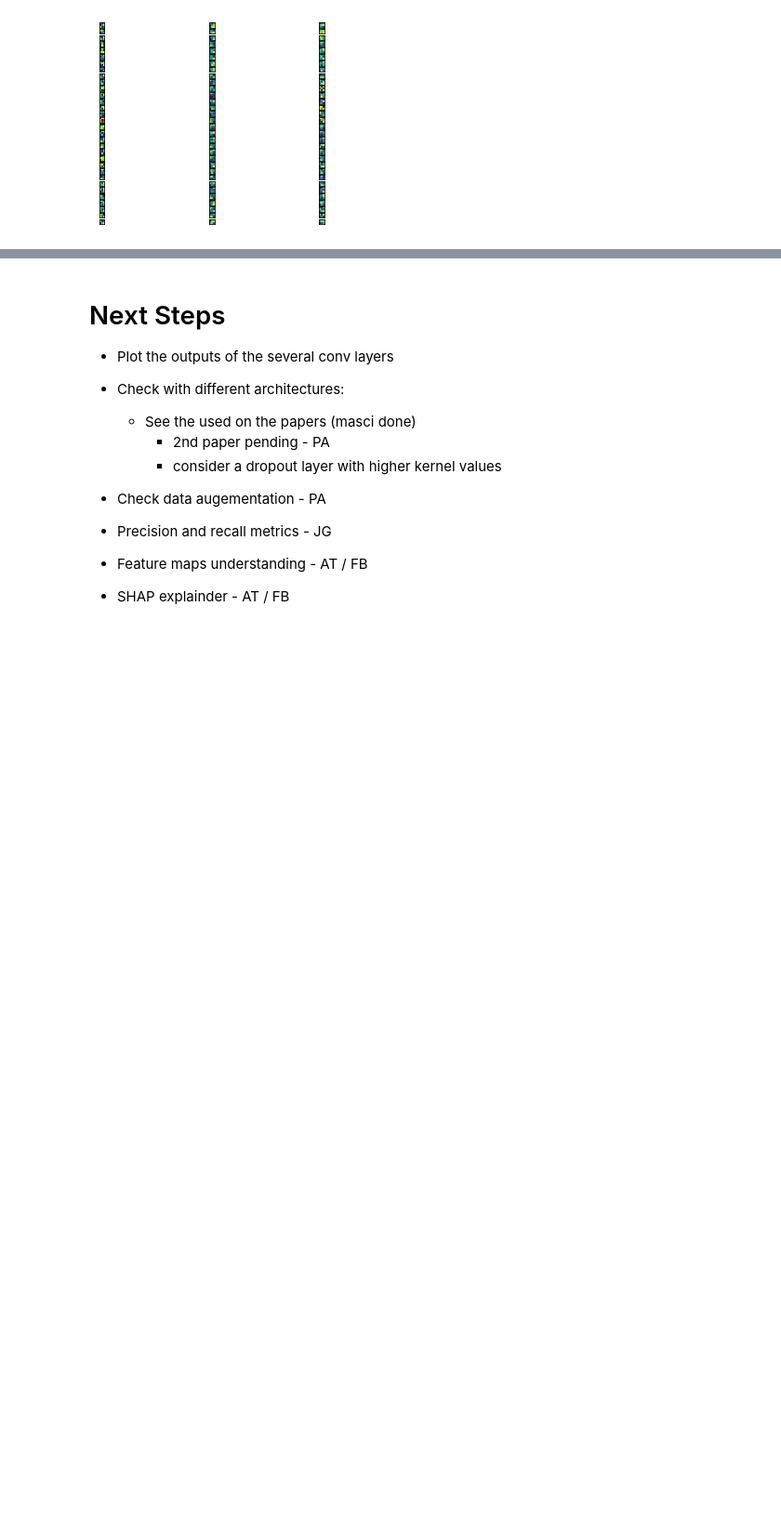
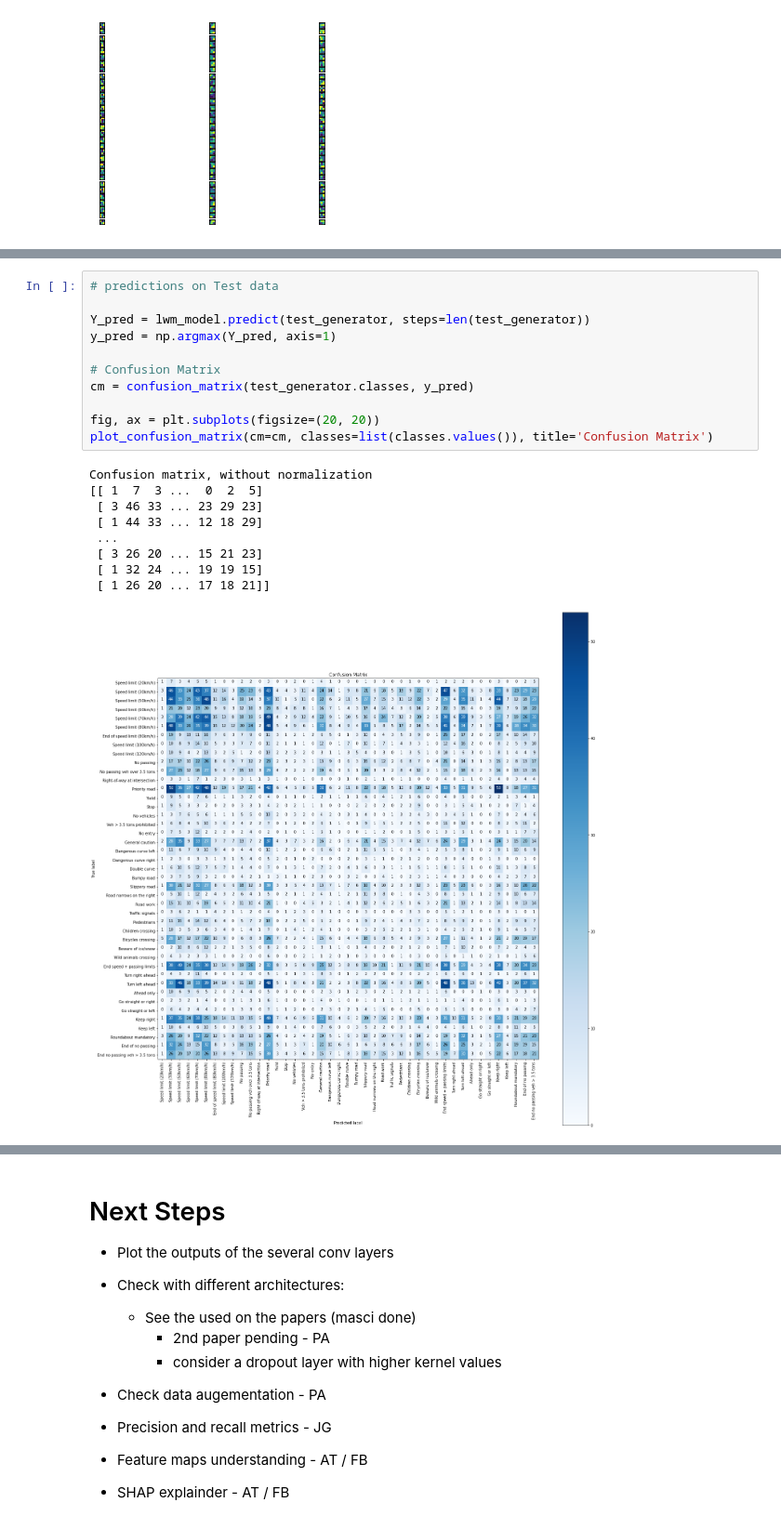
Before and after one commit to gaspia/DLNN-TrafficSign, a Jupyter notebook: TS_CNN_00.ipynb, the cells around one changed output, grey strips where cells are left out. Shown at 93% size. Drawn from its saved outputs; the diff is of its cells as text; blank space fills up the shorter version.

```diff
--- a/TS_CNN_00.ipynb
+++ b/TS_CNN_00.ipynb
@@ -911,0 +1049,21 @@ conv2d_20 [[[[0.6316473  0.5690341  0.6464331  ... 0.44459105 0.47898373
+# %%
+# predictions on Test data
+
+Y_pred = lwm_model.predict(test_generator, steps=len(test_generator))
+y_pred = np.argmax(Y_pred, axis=1)
+
+# Confusion Matrix
+cm = confusion_matrix(test_generator.classes, y_pred)
+
+fig, ax = plt.subplots(figsize=(20, 20))
+plot_confusion_matrix(cm=cm, classes=list(classes.values()), title='Confusion Matrix')
+# %% [output]
+Confusion matrix, without normalization
+[[ 1  7  3 ...  0  2  5]
+ [ 3 46 33 ... 23 29 23]
+ [ 1 44 33 ... 12 18 29]
+ ...
+ [ 3 26 20 ... 15 21 23]
+ [ 1 32 24 ... 19 19 15]
+ [ 1 26 20 ... 17 18 21]]
+[figure, added]
```
Also changed, not shown: parts of 11 cells of this notebook, 13 other files.
